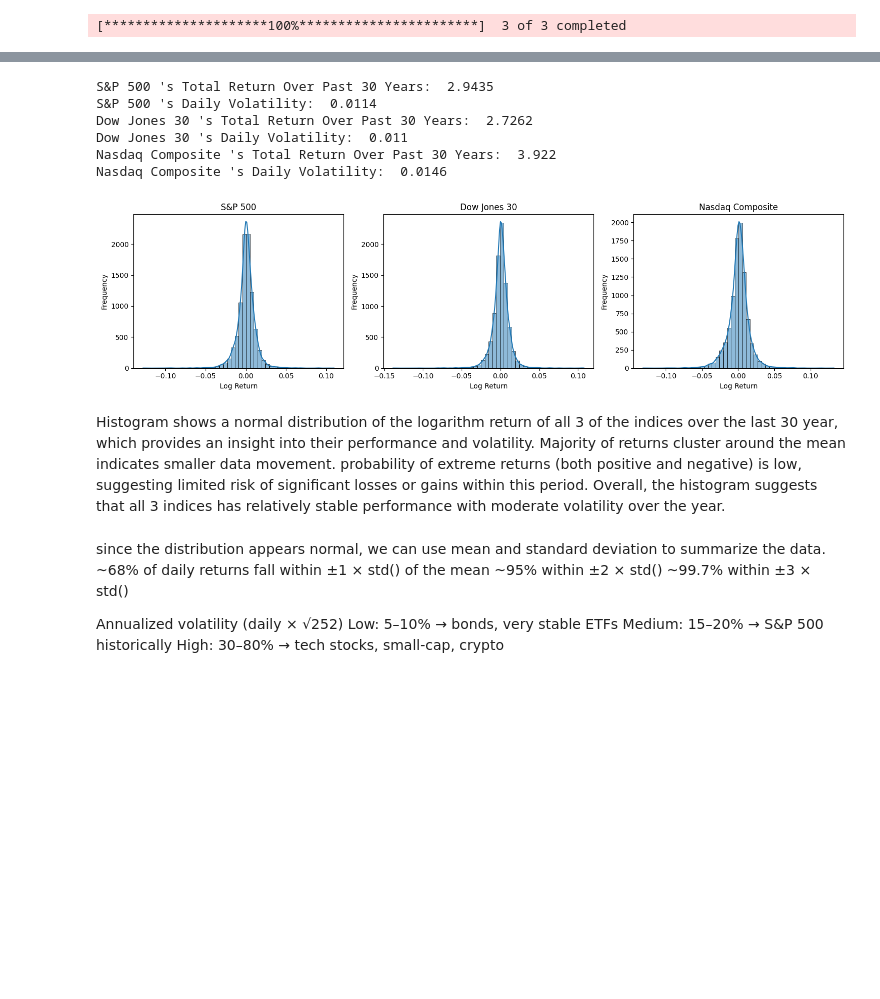
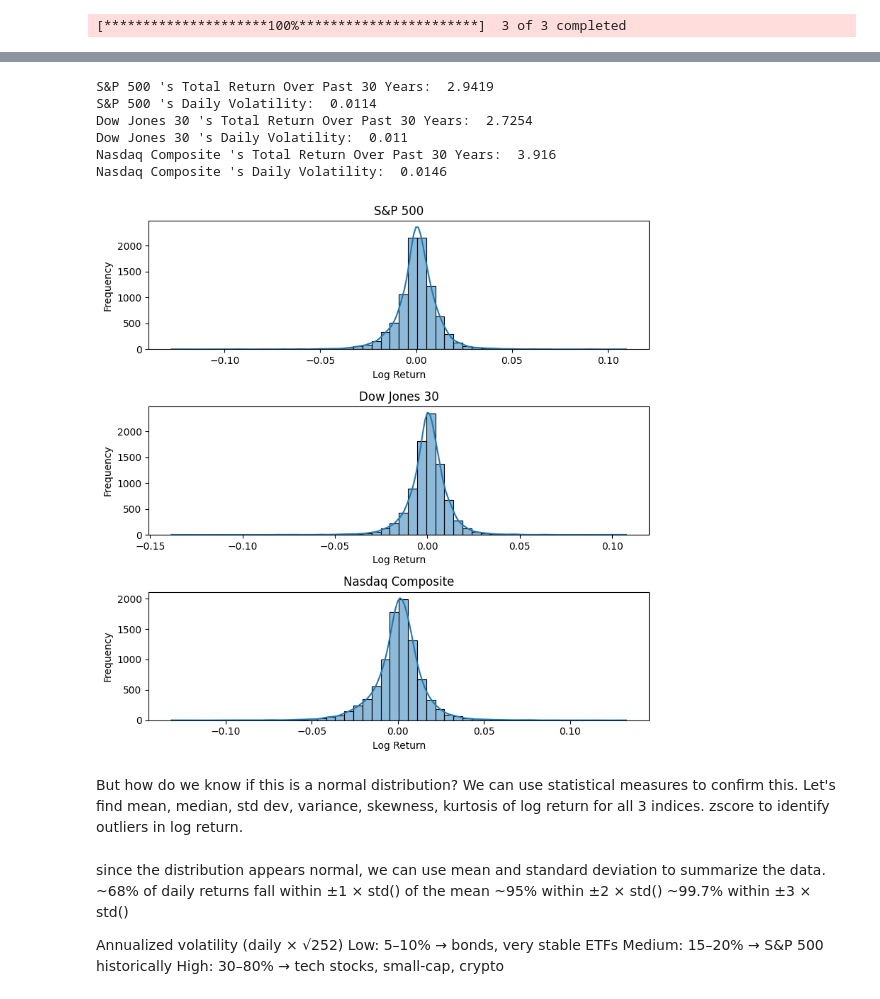
Before and after one commit to Pylon521/samanthaPortfolio, a Jupyter notebook: SP500Review.ipynb, the cells around one changed output, grey strips where cells are left out. Cells and saved outputs as stored; diff of their text form; code cells hidden in the pictures; blank space fills up the shorter version.

```diff
--- a/SP500Review.ipynb
+++ b/SP500Review.ipynb
@@ -54,0 +58,13 @@ sp500ret, dw30ret, nasdaqret = returns(sp500), returns(dw30), returns(nasdaq)
+# %%
+fig, axes = plt.subplots(3, 1, figsize=(8, 8))
+series_list = [sp500, dw30, nasdaq]
+
+for series, name, i in zip(series_list, ["S&P 500", "Dow Jones 30", "Nasdaq Composite"], range(3)):
+    sns.histplot(series, kde=True, bins=50, ax=axes[i])
+    axes[i].set_title(name)
+    for ax in axes:
+        ax.set_xlabel("Close Price")
+        ax.set_ylabel("Frequency")
+
+plt.tight_layout()
+plt.show()
@@ -55,30 +77,28 @@ sp500ret, dw30ret, nasdaqret = returns(sp500), returns(dw30), returns(nasdaq)
 # %%
-import matplotlib.pyplot as plt
-import seaborn as sns
-fig, axes = plt.subplots(1, 3, figsize=(15, 4))
+fig, axes = plt.subplots(3, 1, figsize=(8, 8))
 series_list = [sp500ret, dw30ret, nasdaqret]
 
 for series, name, i in zip(series_list, ["S&P 500", "Dow Jones 30", "Nasdaq Composite"], range(3)):
     sns.histplot(series, kde=True, bins=50, ax=axes[i])
     axes[i].set_title(name)
     for ax in axes:
         ax.set_xlabel("Log Return")
         ax.set_ylabel("Frequency")
     print(name, "'s Total Return Over Past 30 Years: ",series.sum().round(4))
     print(name, "'s Daily Volatility: ", series.std().round(4))
 
 plt.tight_layout()
 plt.show()
 # %% [output]
-S&P 500 's Total Return Over Past 30 Years:  2.9435
+S&P 500 's Total Return Over Past 30 Years:  2.9419
 S&P 500 's Daily Volatility:  0.0114
-Dow Jones 30 's Total Return Over Past 30 Years:  2.7262
+Dow Jones 30 's Total Return Over Past 30 Years:  2.7254
 Dow Jones 30 's Daily Volatility:  0.011
-Nasdaq Composite 's Total Return Over Past 30 Years:  3.922
+Nasdaq Composite 's Total Return Over Past 30 Years:  3.916
 Nasdaq Composite 's Daily Volatility:  0.0146
-[figure, old version]
+[figure, new version]
 # %% [markdown]
-Histogram shows a normal distribution of the logarithm return of all 3 of the indices over the last 30 year, which provides an insight into their performance and volatility. Majority of returns cluster around the mean indicates smaller data movement. probability of extreme returns (both positive and negative) is low, suggesting limited risk of significant losses or gains within this period. Overall, the histogram suggests that all 3 indices has relatively stable performance with moderate volatility over the year.
+But how do we know if this is a normal distribution? We can use statistical measures to confirm this. Let's find mean, median, std dev, variance, skewness, kurtosis of log return for all 3 indices. zscore to identify outliers in log return.
 # %% [markdown]
 since the distribution appears normal, we can use mean and standard deviation to summarize the data.
 ~68% of daily returns fall within ±1 × std() of the mean
```
Also changed, not shown: parts of 4 cells of this notebook.
